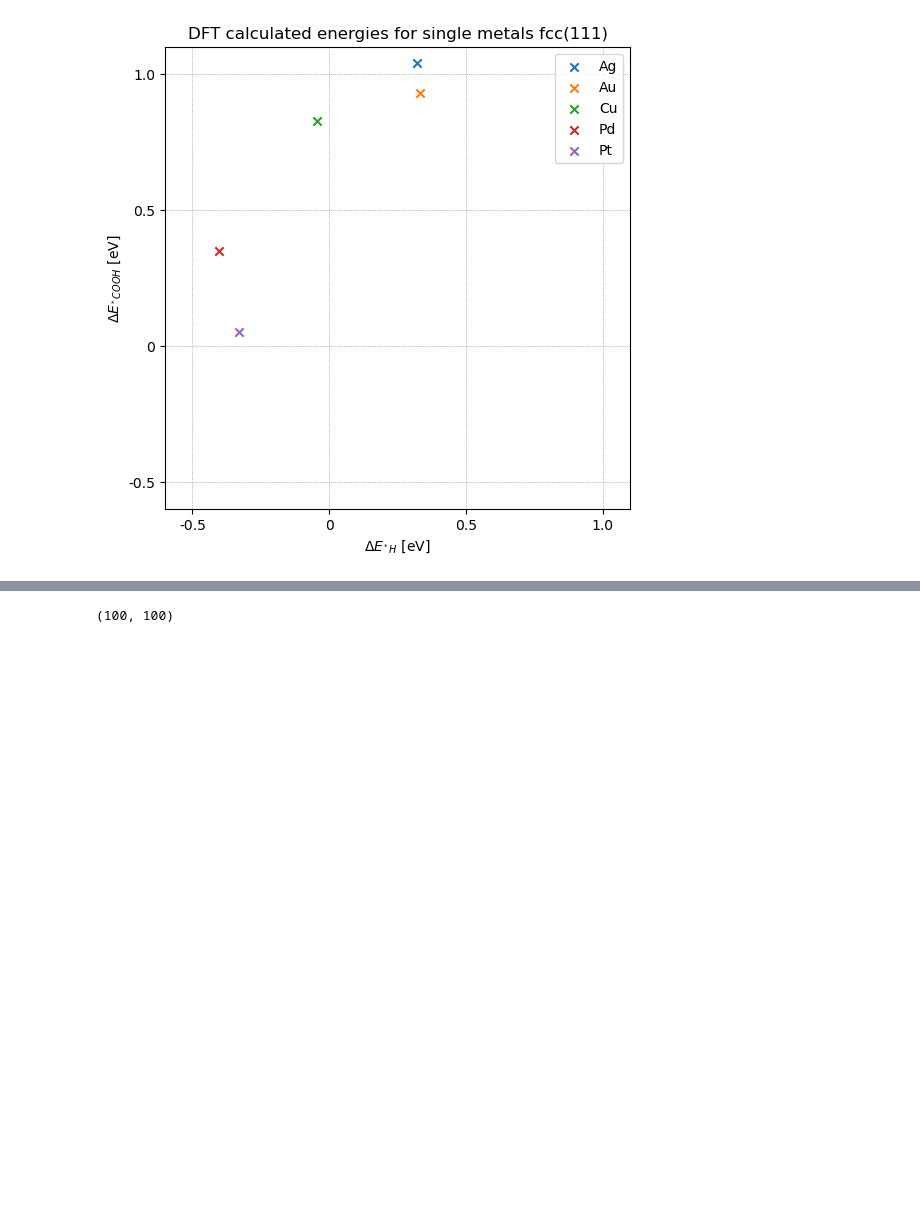
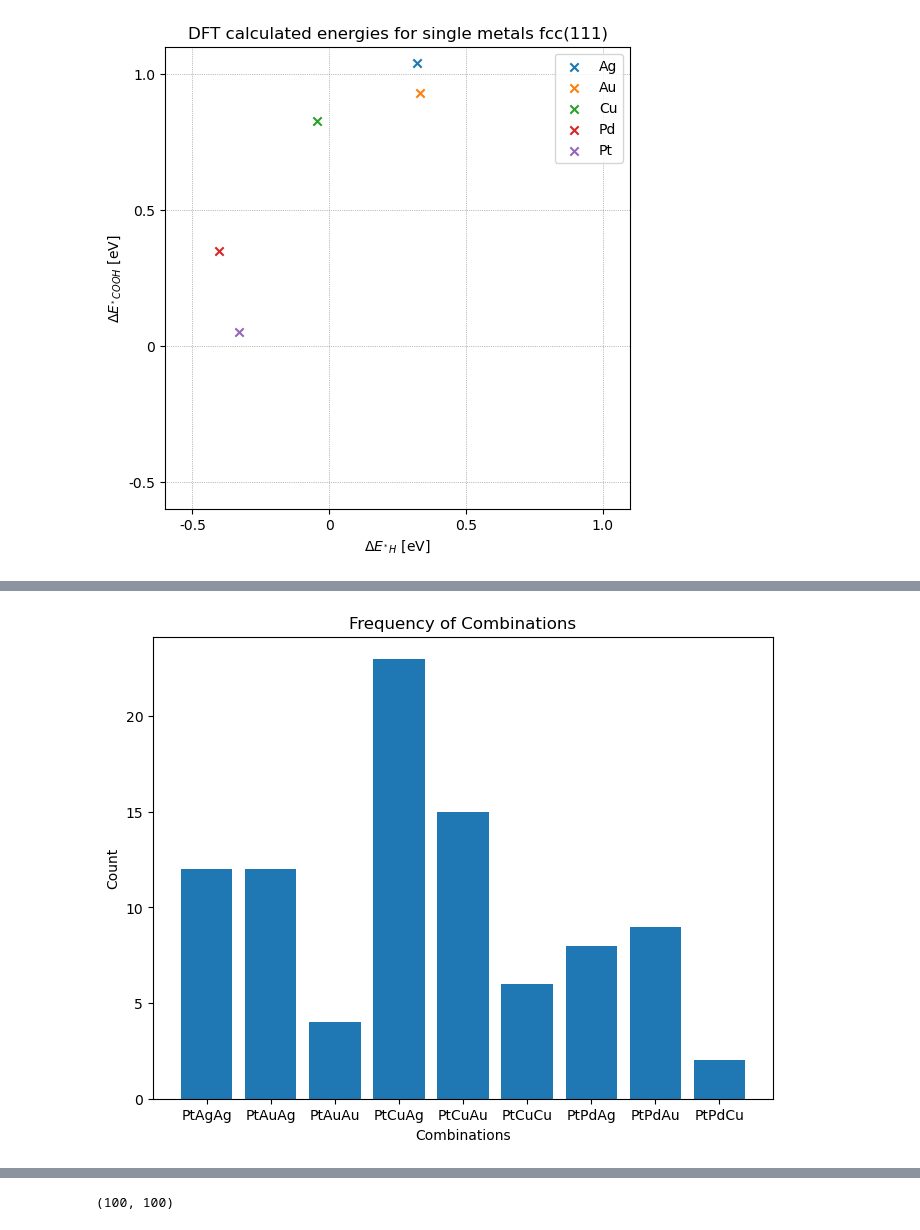
Before and after one commit to MarcusNoergaardWeng/CatalysisThesis, a Jupyter notebook: Notebooks/DFT Calculated energies.ipynb, the cells around one changed output, grey strips where cells are left out. Drawn from its saved outputs; the diff is of its cells as text; code cells hidden in the pictures; blank space fills up the shorter version.

```diff
--- a/Notebooks/DFT Calculated energies.ipynb
+++ b/Notebooks/DFT Calculated energies.ipynb
@@ -232,0 +326,18 @@ plt.show()
+# %%
+good_hol_sites_sorted = sorted(["".join(sorted(x, reverse = True)) for x in good_hol_sites])
+good_hol_sites_dict = Counter(good_hol_sites_sorted)
+
+## Plot
+fig, ax = plt.subplots(figsize = (8, 6))
+
+labels = good_hol_sites_dict.keys()
+values = good_hol_sites_dict.values()
+
+ax.bar(labels, values)
+ax.set_xlabel('Combinations')
+ax.set_ylabel('Count')
+ax.set_title('Frequency of Combinations')
+
+plt.show()
+# %% [output]
+[figure, added]
```
Also changed, not shown: parts of 15 cells of this notebook, 2 other files.
